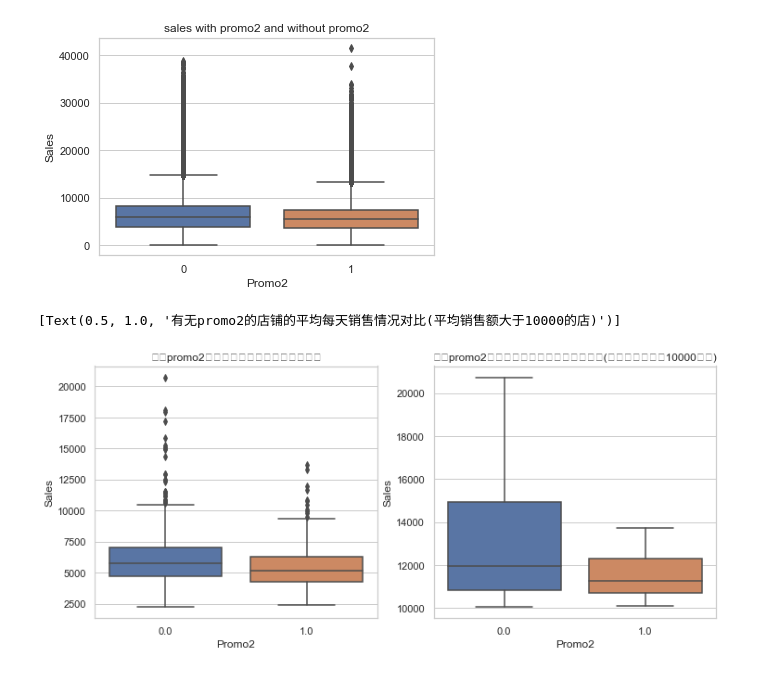
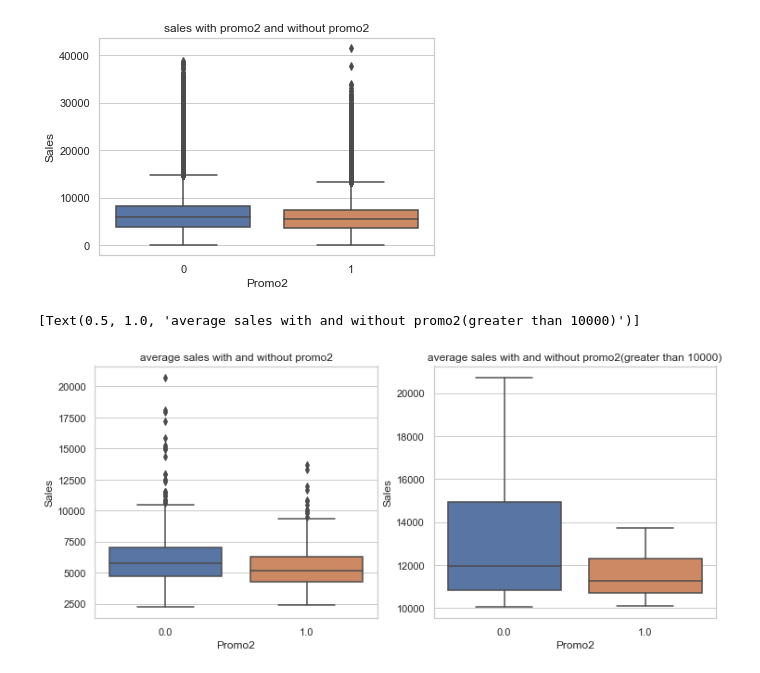
Before and after one commit to duzeng/MLND_CN_Capstone, a Jupyter notebook: Capstone_Project.ipynb, the cells around one changed output. Saved outputs shown, nothing was run; the diff lists cells and outputs as text; code cells hidden in the pictures.

```diff
--- a/Capstone_Project.ipynb
+++ b/Capstone_Project.ipynb
@@ -449,13 +449,13 @@ ax.set_title('sales with promo2 and without promo2')
 Text(0.5, 1.0, 'sales with promo2 and without promo2')
 [figure]
 # %%
-df10=data_train_store.groupby('Store')['Promo2','Sales'].mean()
+group_promo2_sales_by_store=data_train_store.groupby('Store')['Promo2','Sales'].mean()
 fig=plt.figure(figsize=(12,5))
 ax=fig.subplots(1,2)
-sns.boxplot(y='Sales',x='Promo2',data=df10,ax=ax[0])
-ax[0].set(**{'title':'有无promo2的店铺的平均每天销售情况对比'})
-sns.boxplot(y='Sales',x='Promo2',data=df10[df10.Sales>=10000],ax=ax[1])
-ax[1].set(**{'title':'有无promo2的店铺的平均每天销售情况对比(平均销售额大于10000的店)'})
+sns.boxplot(y='Sales',x='Promo2',data=group_promo2_sales_by_store,ax=ax[0])
+ax[0].set(**{'title':'average sales with and without promo2'})
+sns.boxplot(y='Sales',x='Promo2',data=group_promo2_sales_by_store[group_promo2_sales_by_store.Sales>=10000],ax=ax[1])
+ax[1].set(**{'title':'average sales with and without promo2(greater than 10000)'})
 # %% [output]
-[Text(0.5, 1.0, '有无promo2的店铺的平均每天销售情况对比(平均销售额大于10000的店)')]
+[Text(0.5, 1.0, 'average sales with and without promo2(greater than 10000)')]
-[figure, old version]
+[figure, new version]
```
Also changed, not shown: parts of 22 cells of this notebook.
